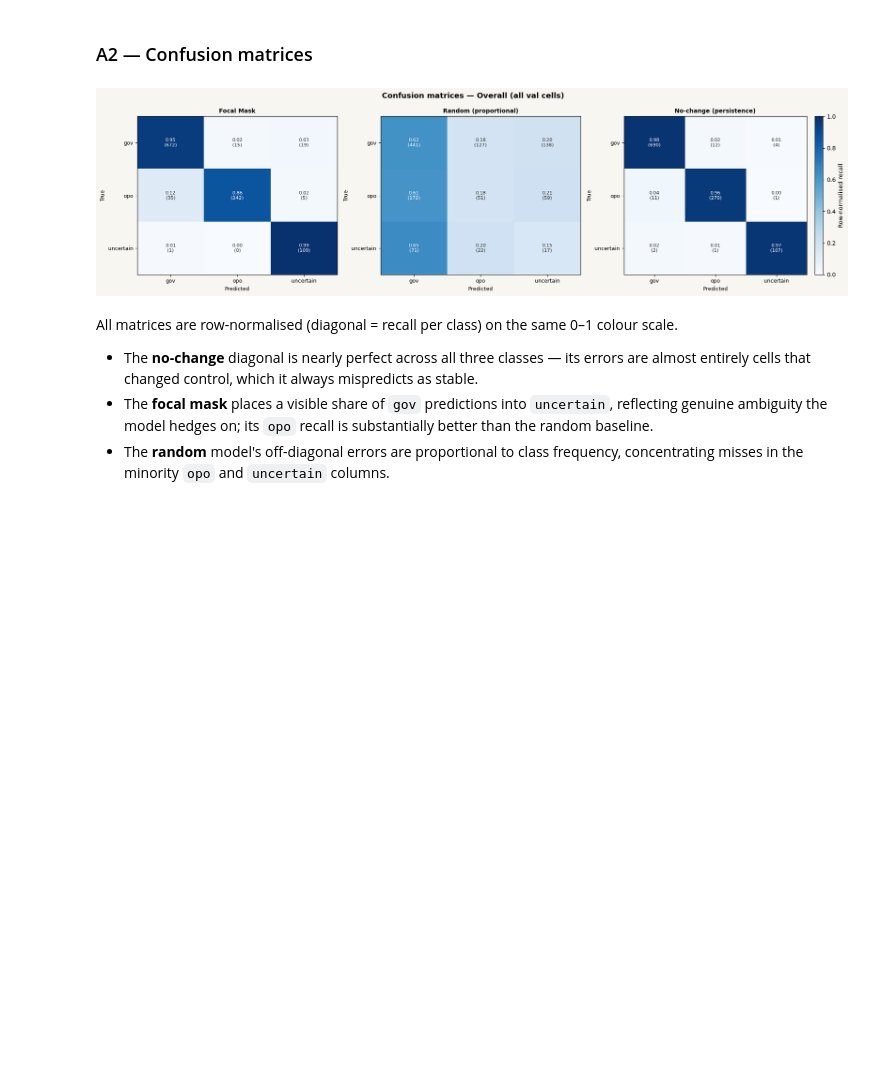
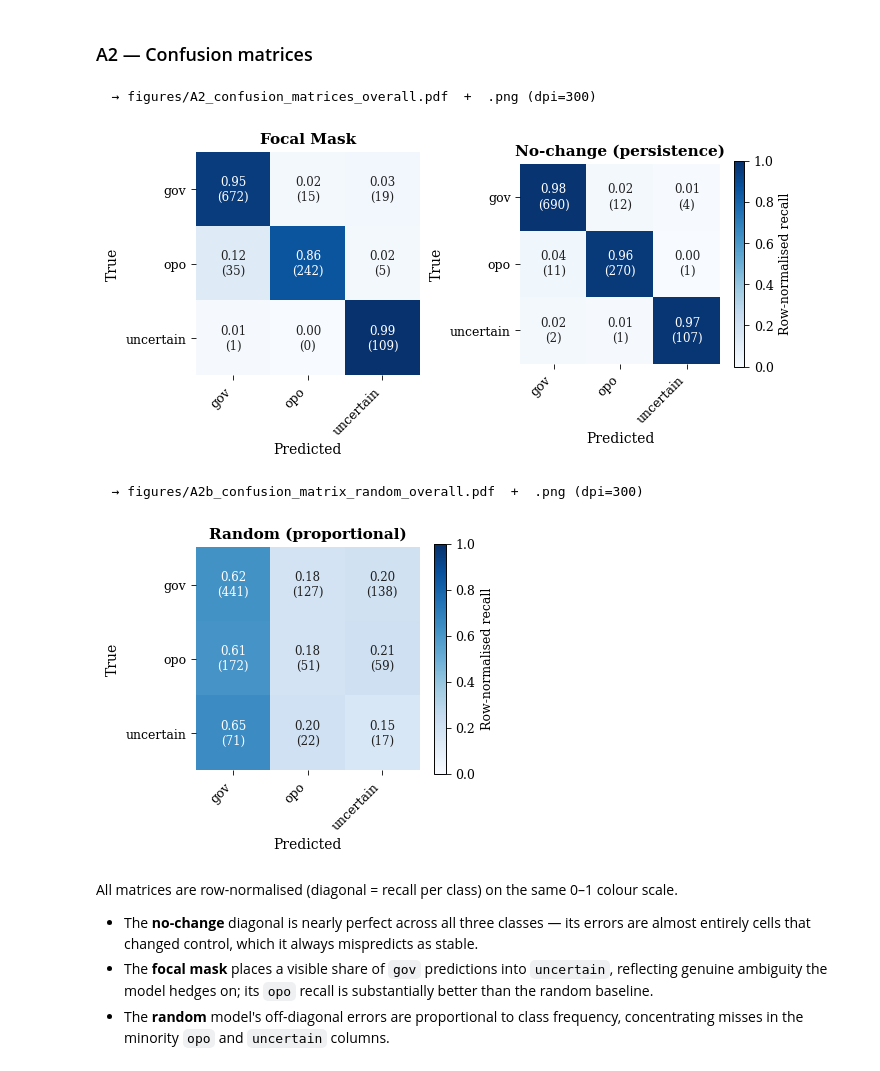
Before and after one commit to DSDMmasterProject/territorial_control_dsdm_master_project, a Jupyter notebook: src/visualizations/reporting.ipynb, the cells around one changed output. Saved outputs shown, nothing was run; the diff lists cells and outputs as text; code cells hidden in the pictures; blank space fills up the shorter version.

Commit message:
reporting changings

```diff
--- a/src/visualizations/reporting.ipynb
+++ b/src/visualizations/reporting.ipynb
@@ -364,13 +436,24 @@ lags both on every metric.
 # %% [markdown]
 ### A2 — Confusion matrices
 # %%
+# A2 — Two panels: Focal Mask and No-change (persistence) only
 plot_confusion_matrices(
-    results_A,
+    {k: v for k, v in results_A.items() if k != 'random_proportion'},
     title_suffix='Overall (all val cells)',
     save_path=REPORTING_DIR / 'A2_confusion_matrices_overall.png',
 )
+
+# A2b — Single panel: Random (proportional) baseline only
+plot_confusion_matrices(
+    {'random_proportion': results_A['random_proportion']},
+    title_suffix='Overall — Random (proportional)',
+    save_path=REPORTING_DIR / 'A2b_confusion_matrix_random_overall.png',
+)
 # %% [output]
+  → figures/A2_confusion_matrices_overall.pdf  +  .png (dpi=300)
-[figure, old version]
+[figure, new version]
+  → figures/A2b_confusion_matrix_random_overall.pdf  +  .png (dpi=300)
+[figure, added]
 # %% [markdown]
 All matrices are row-normalised (diagonal = recall per class) on the same 0–1
 colour scale.
```
Also changed, not shown: parts of 17 cells of this notebook, 33 other files.
